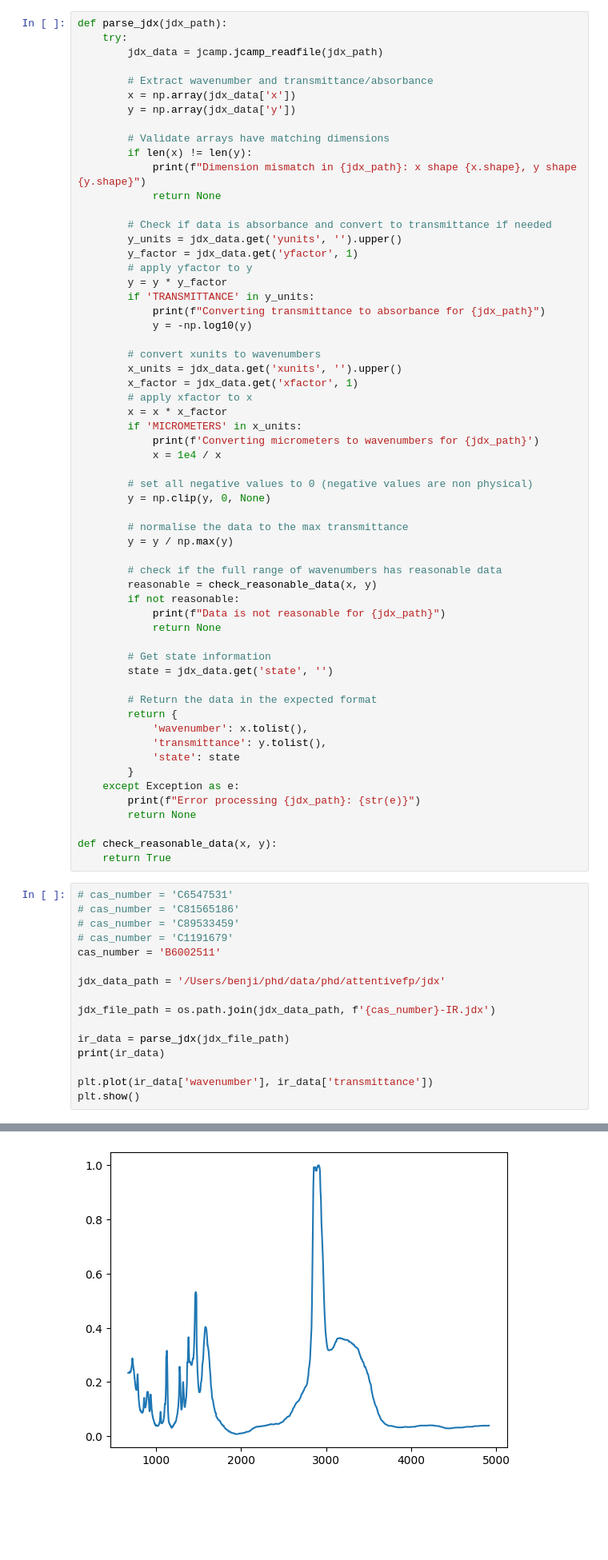
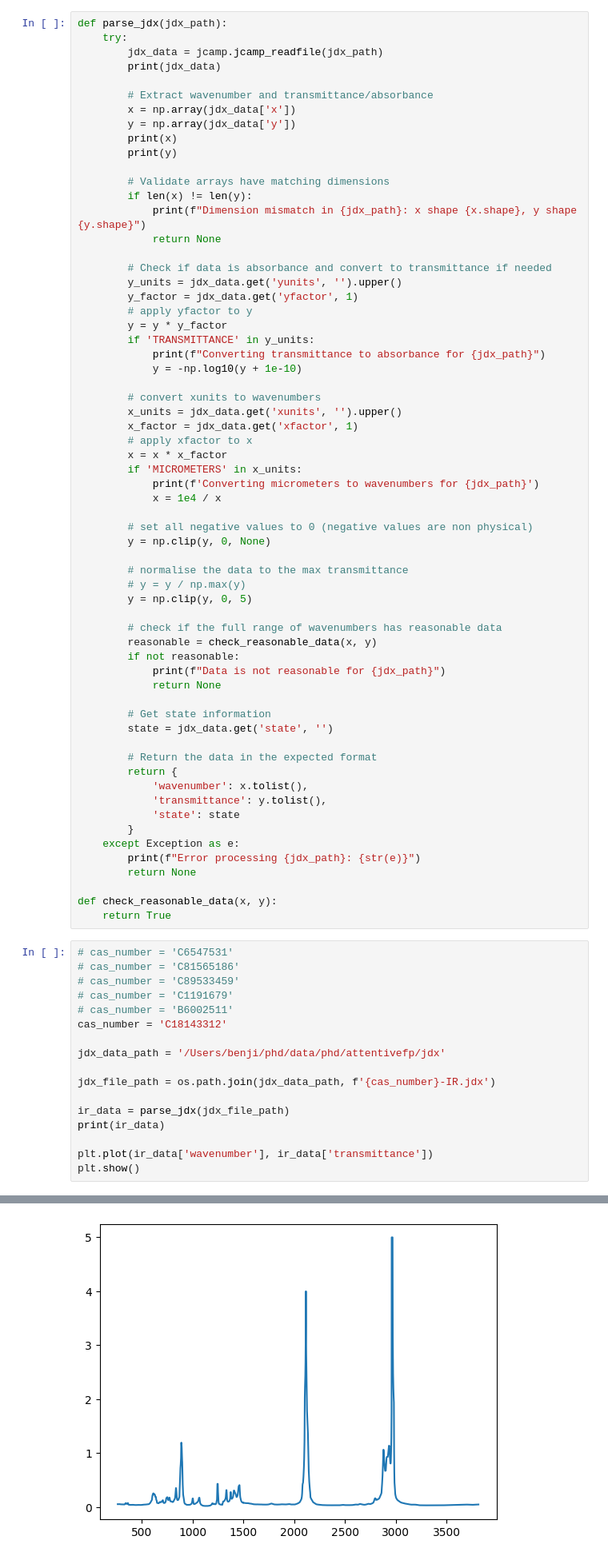
Before and after one commit to jbr87002/attentivefp, a Jupyter notebook: notebooks/plot_spectrum.ipynb, the cells around one changed output, grey strips where cells are left out. Shown at 80% size. Saved outputs shown, nothing was run; the diff lists cells and outputs as text; blank space fills up the shorter version.

```diff
--- a/notebooks/plot_spectrum.ipynb
+++ b/notebooks/plot_spectrum.ipynb
@@ -11,10 +11,13 @@ import matplotlib.pyplot as plt
 def parse_jdx(jdx_path):
     try:
         jdx_data = jcamp.jcamp_readfile(jdx_path)
+        print(jdx_data)
 
         # Extract wavenumber and transmittance/absorbance
         x = np.array(jdx_data['x'])
         y = np.array(jdx_data['y'])
+        print(x)
+        print(y)
 
         # Validate arrays have matching dimensions
         if len(x) != len(y):
@@ -28,7 +31,7 @@ def parse_jdx(jdx_path):
         y = y * y_factor
         if 'TRANSMITTANCE' in y_units:
             print(f"Converting transmittance to absorbance for {jdx_path}")
-            y = -np.log10(y)
+            y = -np.log10(y + 1e-10)
 
         # convert xunits to wavenumbers
         x_units = jdx_data.get('xunits', '').upper()
@@ -43,7 +46,8 @@ def parse_jdx(jdx_path):
         y = np.clip(y, 0, None)
 
         # normalise the data to the max transmittance
-        y = y / np.max(y)
+        # y = y / np.max(y)
+        y = np.clip(y, 0, 5)
 
         # check if the full range of wavenumbers has reasonable data
         reasonable = check_reasonable_data(x, y)
@@ -71,7 +75,8 @@ def check_reasonable_data(x, y):
 # cas_number = 'C81565186'
 # cas_number = 'C89533459'
 # cas_number = 'C1191679'
-cas_number = 'B6002511'
+# cas_number = 'B6002511'
+cas_number = 'C18143312'
 
 jdx_data_path = '/Users/benji/phd/data/phd/attentivefp/jdx'
 
@@ -89 +96 @@ Converting micrometers to wavenumbers for /Users/benji/phd/data/phd/attentivefp/
-[figure, old version]
+[figure, new version]
```
Also changed, not shown: parts of 1 cell of this notebook, 1 other file.
